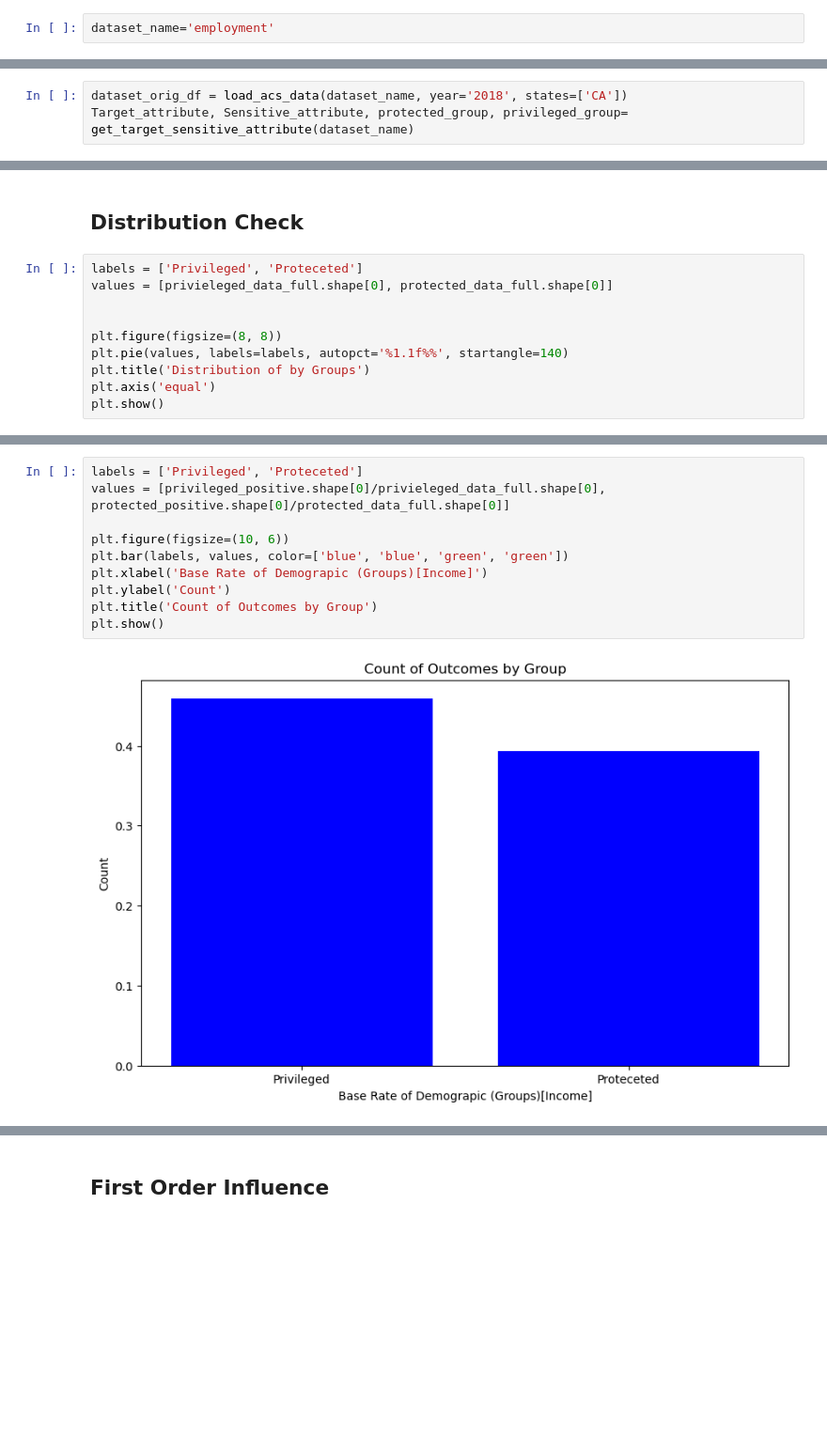
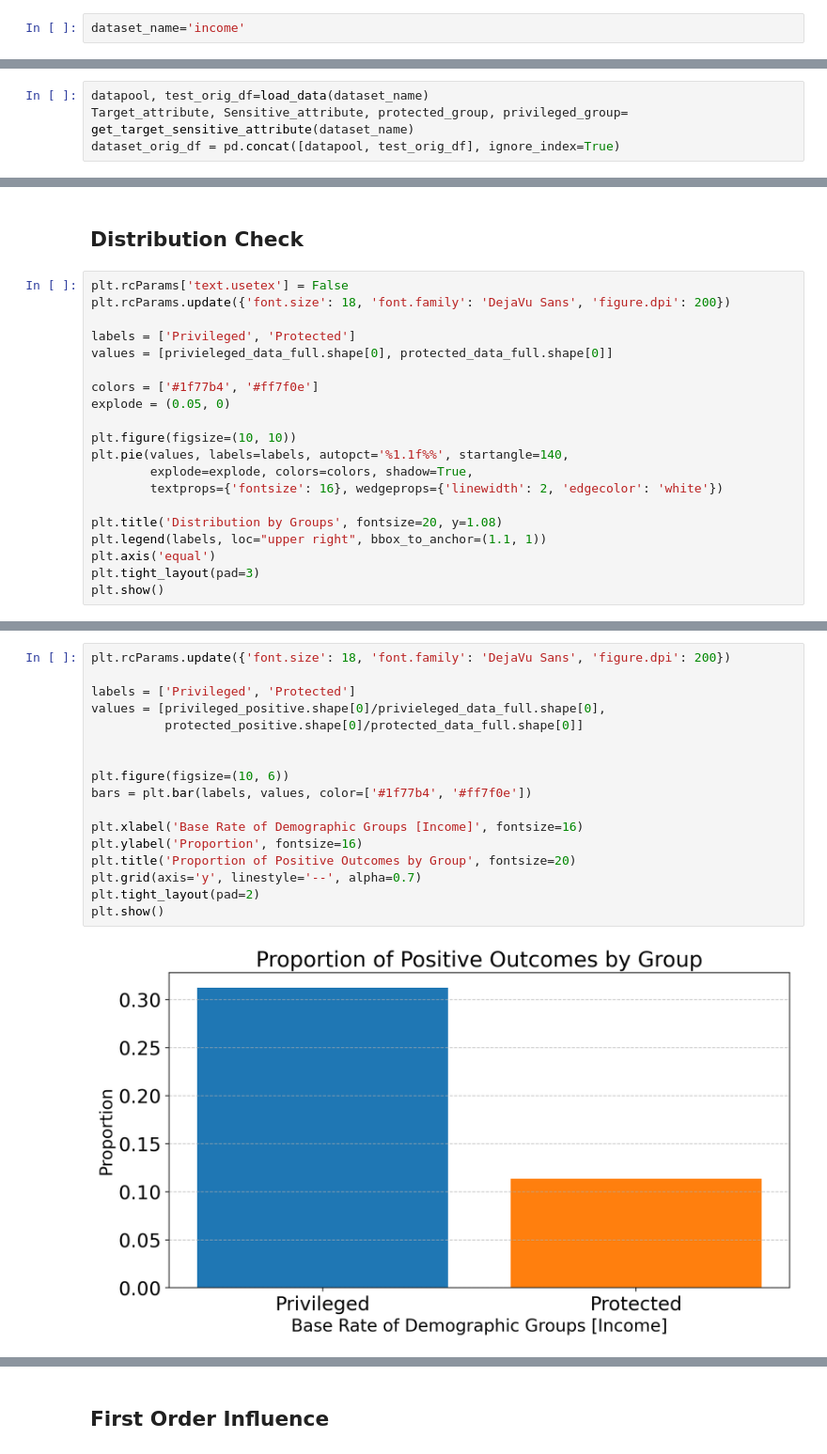
Before and after one commit to jahid674/DataSift, a Jupyter notebook: Experiments.ipynb, the cells around one changed output, grey strips where cells are left out. Shown at 94% size. Cells and saved outputs as stored; diff of their text form; blank space fills up the shorter version.

```diff
--- a/Experiments.ipynb
+++ b/Experiments.ipynb
@@ -54,2 +39,2 @@ np.random.seed(42)
 # %%
-dataset_name='employment'
+dataset_name='income'
@@ -58,3 +63,4 @@ dataset_name='employment'
 # %%
-dataset_orig_df = load_acs_data(dataset_name, year='2018', states=['CA'])
+datapool, test_orig_df=load_data(dataset_name)
 Target_attribute, Sensitive_attribute, protected_group, privileged_group= get_target_sensitive_attribute(dataset_name)
+dataset_orig_df = pd.concat([datapool, test_orig_df], ignore_index=True)
@@ -162,13 +158,23 @@ privileged_positive, privileged_negative, protected_positive, protected_negative
 # %% [markdown]
 ## Distribution Check
 # %%
-labels = ['Privileged', 'Proteceted']
+plt.rcParams['text.usetex'] = False
+plt.rcParams.update({'font.size': 18, 'font.family': 'DejaVu Sans', 'figure.dpi': 200})
+
+labels = ['Privileged', 'Protected']
 values = [privieleged_data_full.shape[0], protected_data_full.shape[0]]
 
+colors = ['#1f77b4', '#ff7f0e']
+explode = (0.05, 0)
 
-plt.figure(figsize=(8, 8))
-plt.pie(values, labels=labels, autopct='%1.1f%%', startangle=140)
-plt.title('Distribution of by Groups')
+plt.figure(figsize=(10, 10))
+plt.pie(values, labels=labels, autopct='%1.1f%%', startangle=140,
+        explode=explode, colors=colors, shadow=True,
+        textprops={'fontsize': 16}, wedgeprops={'linewidth': 2, 'edgecolor': 'white'})
+
+plt.title('Distribution by Groups', fontsize=20, y=1.08)
+plt.legend(labels, loc="upper right", bbox_to_anchor=(1.1, 1))
 plt.axis('equal')
+plt.tight_layout(pad=3)
 plt.show()
 # %% [output]
@@ -176,12 +182,19 @@ plt.show()
 # %%
-labels = ['Privileged', 'Proteceted']
-values = [privileged_positive.shape[0]/privieleged_data_full.shape[0], protected_positive.shape[0]/protected_data_full.shape[0]]
+plt.rcParams.update({'font.size': 18, 'font.family': 'DejaVu Sans', 'figure.dpi': 200})
+
+labels = ['Privileged', 'Protected']
+values = [privileged_positive.shape[0]/privieleged_data_full.shape[0],
+          protected_positive.shape[0]/protected_data_full.shape[0]]
+
 
 plt.figure(figsize=(10, 6))
-plt.bar(labels, values, color=['blue', 'blue', 'green', 'green'])
-plt.xlabel('Base Rate of Demograpic (Groups)[Income]')
-plt.ylabel('Count')
-plt.title('Count of Outcomes by Group')
+bars = plt.bar(labels, values, color=['#1f77b4', '#ff7f0e'])
+
+plt.xlabel('Base Rate of Demographic Groups [Income]', fontsize=16)
+plt.ylabel('Proportion', fontsize=16)
+plt.title('Proportion of Positive Outcomes by Group', fontsize=20)
+plt.grid(axis='y', linestyle='--', alpha=0.7)
+plt.tight_layout(pad=2)
 plt.show()
 # %% [output]
-[figure, old version]
+[figure, new version]
```
Also changed, not shown: parts of 86 cells of this notebook, 5 other files.
